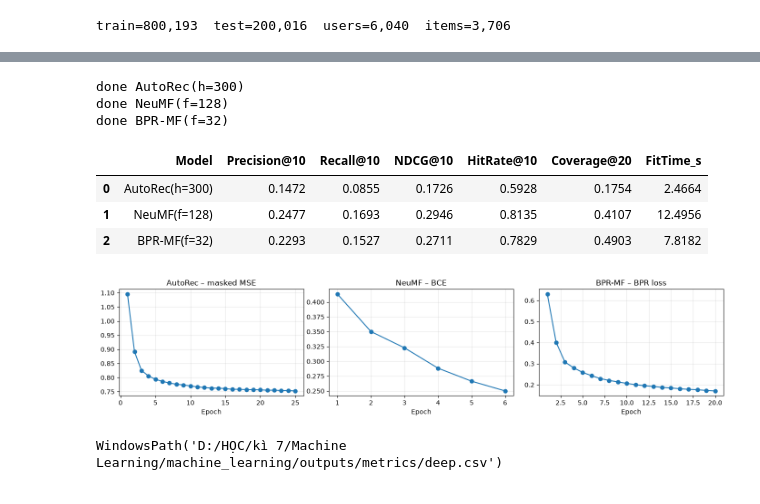
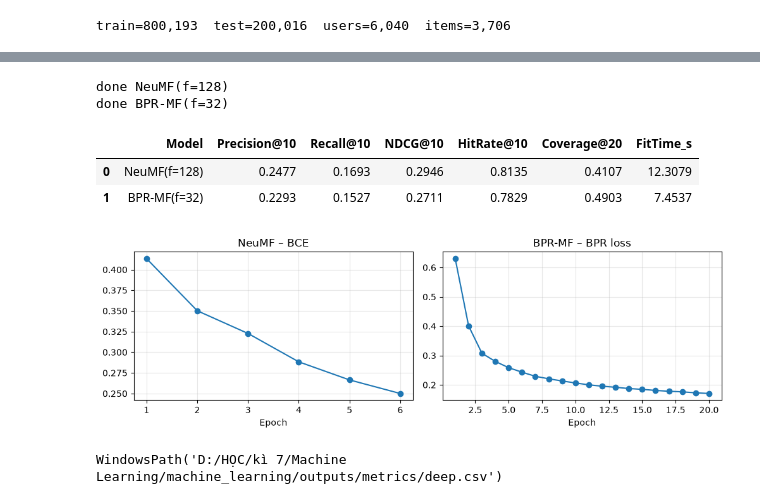
Before and after one commit to Sofia2060/machine_learning, a Jupyter notebook: notebooks/07_deep_learning.ipynb, the cells around one changed output, grey strips where cells are left out. Cells and saved outputs as stored; diff of their text form; code cells hidden in the pictures.

```diff
--- a/notebooks/07_deep_learning.ipynb
+++ b/notebooks/07_deep_learning.ipynb
@@ -112,29 +92,25 @@ BPR-MF {'n_factors': 128} 0.1295
 # %%
-b = best["AutoRec"]
-models = [AutoRec(hidden=int(b.hidden), weight_decay=b.weight_decay, epochs=25),
-          NeuMF(n_factors=int(best["NeuMF"].n_factors), epochs=6),
+models = [NeuMF(n_factors=int(best["NeuMF"].n_factors), epochs=6),
           BPRMF(n_factors=int(best["BPR-MF"].n_factors), epochs=20)]
 rows = []
 for m in models:
     rows.append(run_model(m, exp)); print("done", m.name)
 res = pd.DataFrame(rows)
 # %% [output]
-done AutoRec(h=300)
 done NeuMF(f=128)
 done BPR-MF(f=32)
 # %%
 res[['Model', 'Precision@10', 'Recall@10', 'NDCG@10', 'HitRate@10', 'Coverage@20', 'FitTime_s']].round(4)
 # %% [output]
 |  | Model | Precision@10 | Recall@10 | NDCG@10 | HitRate@10 | Coverage@20 | FitTime_s |
-| 0 | AutoRec(h=300) | 0.1472 | 0.0855 | 0.1726 | 0.5928 | 0.1754 | 2.4664 |
-| 1 | NeuMF(f=128) | 0.2477 | 0.1693 | 0.2946 | 0.8135 | 0.4107 | 12.4956 |
-| 2 | BPR-MF(f=32) | 0.2293 | 0.1527 | 0.2711 | 0.7829 | 0.4903 | 7.8182 |
+| 0 | NeuMF(f=128) | 0.2477 | 0.1693 | 0.2946 | 0.8135 | 0.4107 | 12.3079 |
+| 1 | BPR-MF(f=32) | 0.2293 | 0.1527 | 0.2711 | 0.7829 | 0.4903 | 7.4537 |
 # %%
-fig, ax = plt.subplots(1, 3, figsize=(14, 3.3))
-for a, m, t in zip(ax, models, ("AutoRec – masked MSE", "NeuMF – BCE", "BPR-MF – BPR loss")):
+fig, ax = plt.subplots(1, 2, figsize=(10, 3.3))
+for a, m, t in zip(ax, models, ("NeuMF – BCE", "BPR-MF – BPR loss")):
     a.plot(range(1, len(m.history)+1), m.history, marker="o"); a.set(title=t, xlabel="Epoch")
 plt.tight_layout(); plt.savefig(FIG / "deep_loss_curves.png"); plt.show()
 save_metrics(res.assign(Family="Deep learning"), "deep")
 # %% [output]
-[figure, old version]
+[figure, new version]
 WindowsPath('D:/HỌC/kì 7/Machine Learning/machine_learning/outputs/metrics/deep.csv')
```
Also changed, not shown: parts of 2 cells of this notebook, 3 other files.
